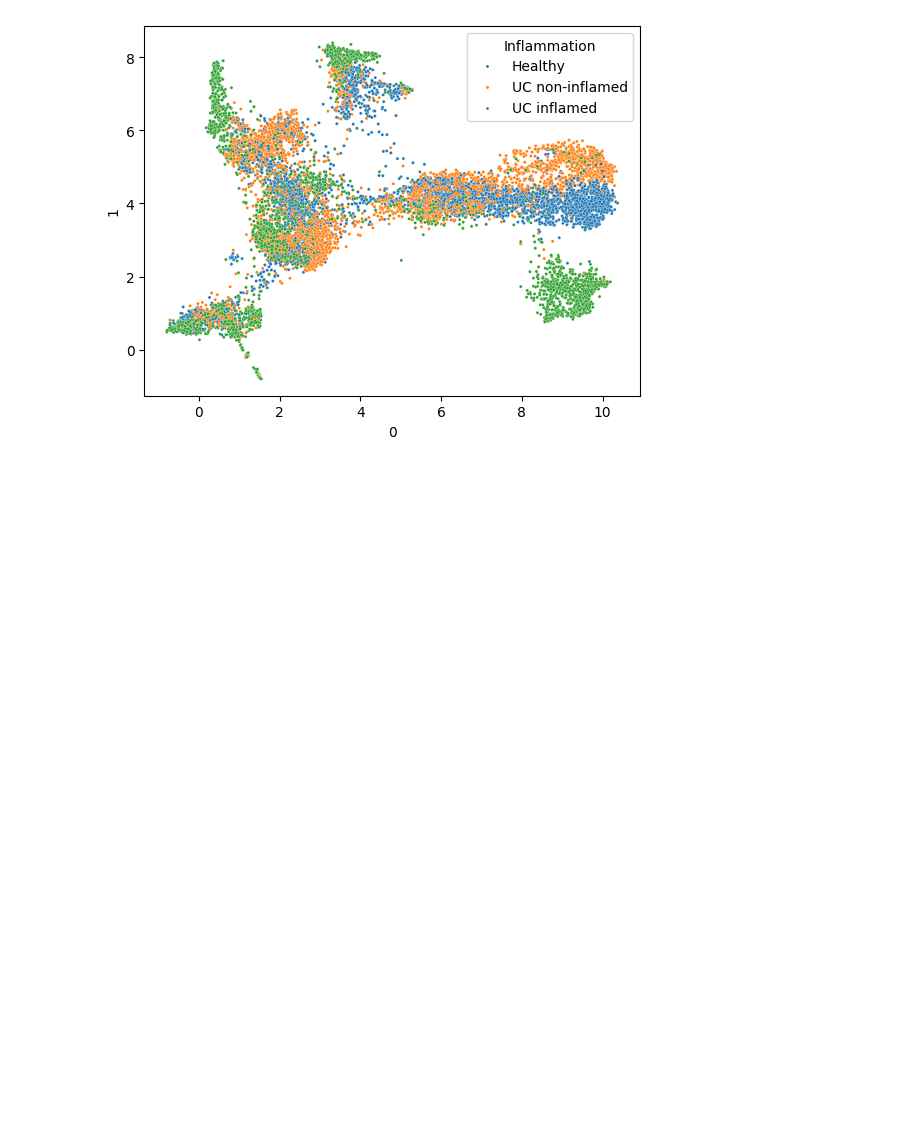
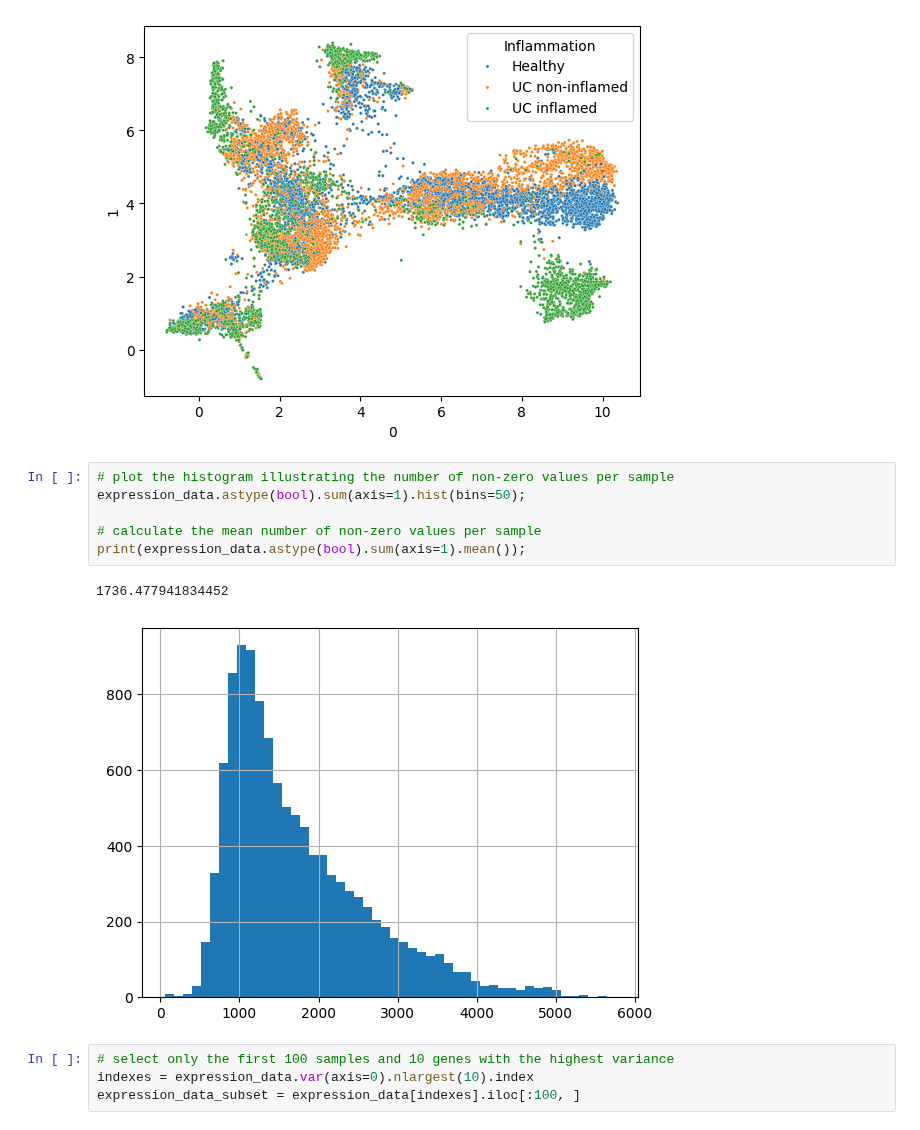
Before and after one commit to MaciejPiernik/ibd, a Jupyter notebook: ibd/notebooks/single cell playground.ipynb, the cells around one changed output. Drawn from its saved outputs; the diff is of its cells as text; blank space fills up the shorter version.

```diff
--- a/ibd/notebooks/single cell playground.ipynb
+++ b/ibd/notebooks/single cell playground.ipynb
@@ -43,3 +43,16 @@ plot_data = pd.concat([pd.DataFrame(embedding), pd.Series(inflammation_labels).r
 sns.scatterplot(data=plot_data, x=0, y=1, hue="Inflammation", s=5);
 # %% [output]
 [figure]
+# %%
+# plot the histogram illustrating the number of non-zero values per sample
+expression_data.astype(bool).sum(axis=1).hist(bins=50);
+
+# calculate the mean number of non-zero values per sample
+print(expression_data.astype(bool).sum(axis=1).mean());
+# %% [output]
+1736.477941834452
+[figure, added]
+# %%
+# select only the first 100 samples and 10 genes with the highest variance
+indexes = expression_data.var(axis=0).nlargest(10).index
+expression_data_subset = expression_data[indexes].iloc[:100, ]
```
Also changed, not shown: parts of 7 cells of this notebook, 1 other file.
